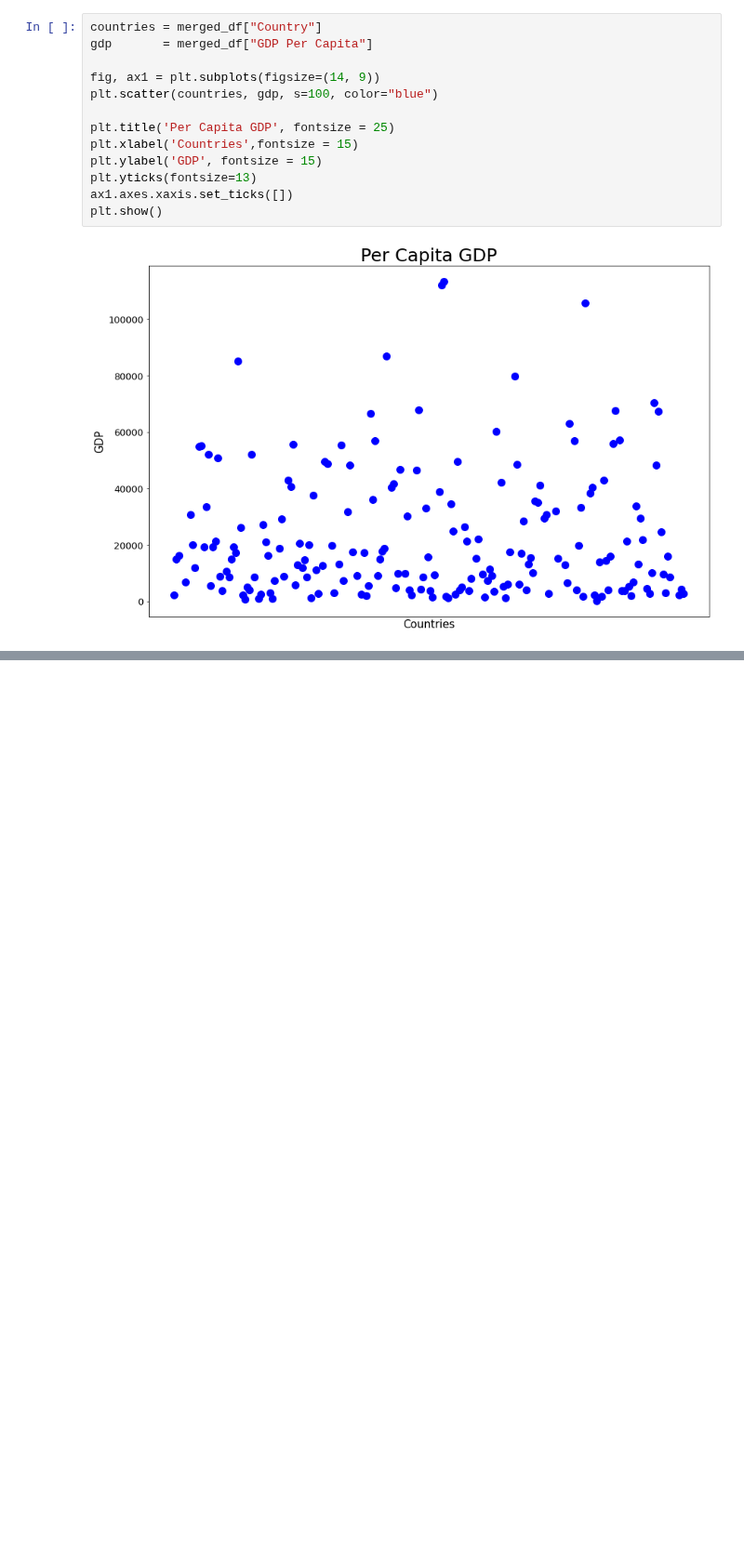
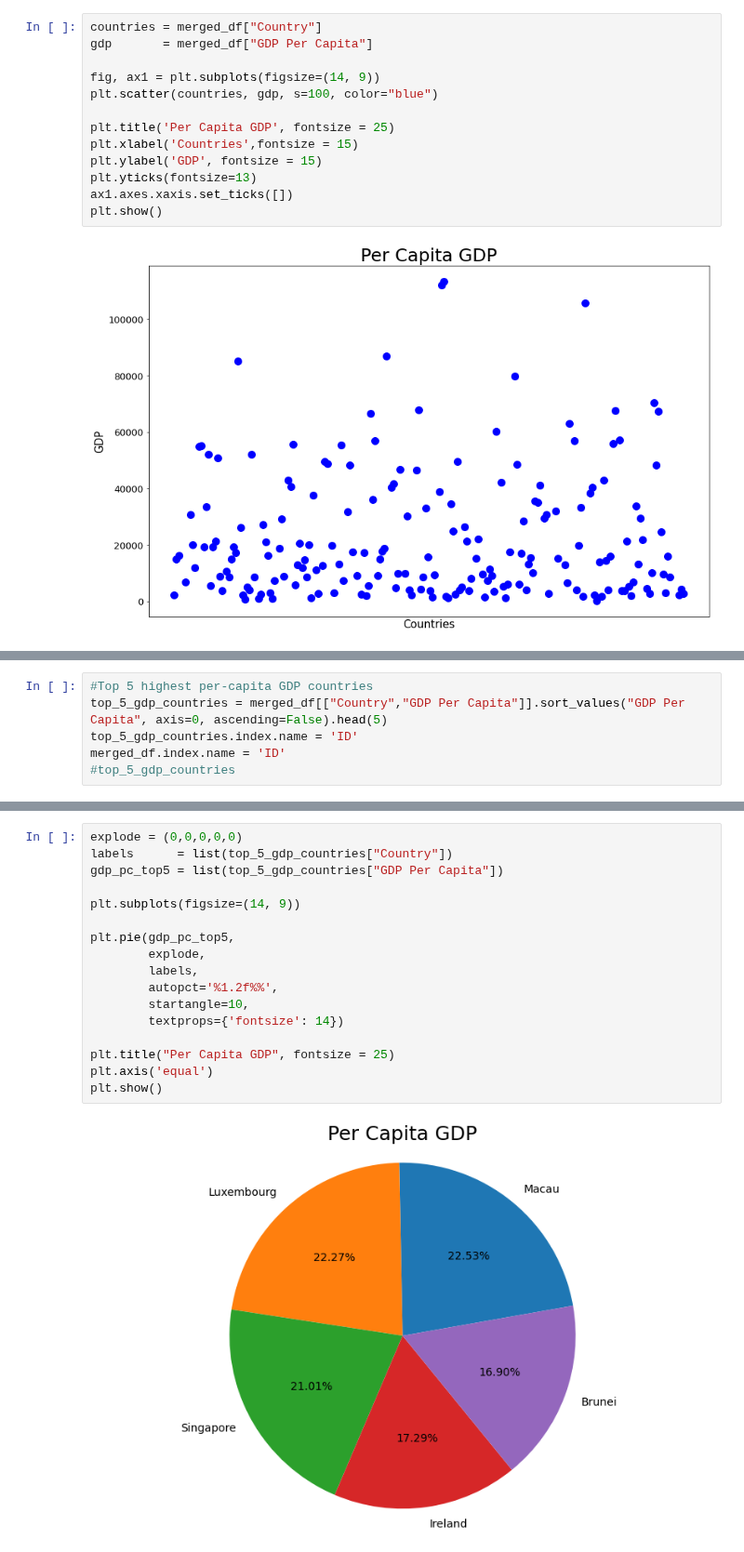
Before and after one commit to ermcgrew/bootcamp_project_one, a Jupyter notebook: data_analysis.ipynb, the cells around one changed output, grey strips where cells are left out. Shown at 93% size. Drawn from its saved outputs; the diff is of its cells as text; blank space fills up the shorter version.

Commit message:
Added graphs

```diff
--- a/data_analysis.ipynb
+++ b/data_analysis.ipynb
@@ -291,0 +281,6 @@ print(merged_df[["Country","GDP Per Capita"]].sort_values("GDP Per Capita",axis=
+# %%
+#Top 5 highest per-capita GDP countries
+top_5_gdp_countries = merged_df[["Country","GDP Per Capita"]].sort_values("GDP Per Capita", axis=0, ascending=False).head(5)
+top_5_gdp_countries.index.name = 'ID'
+merged_df.index.name = 'ID'
+#top_5_gdp_countries
@@ -291,0 +311,19 @@ print(merged_df[["Country","GDP Per Capita"]].sort_values("GDP Per Capita",axis=
+# %%
+explode = (0,0,0,0,0)
+labels      = list(top_5_gdp_countries["Country"])
+gdp_pc_top5 = list(top_5_gdp_countries["GDP Per Capita"])
+
+plt.subplots(figsize=(14, 9))
+
+plt.pie(gdp_pc_top5,
+        explode,
+        labels,
+        autopct='%1.2f%%',
+        startangle=10,
+        textprops={'fontsize': 14})
+
+plt.title("Per Capita GDP", fontsize = 25)
+plt.axis('equal')
+plt.show()
+# %% [output]
+[figure, added]
```
Also changed, not shown: parts of 30 cells of this notebook.
